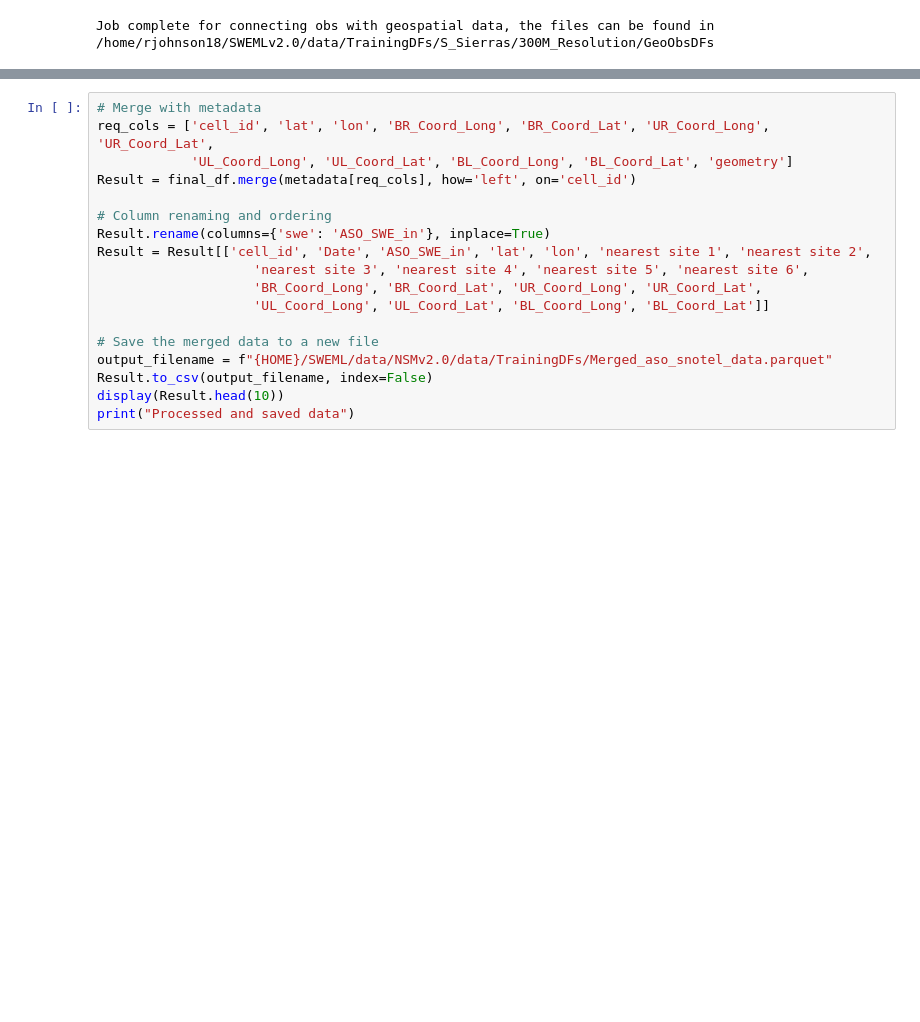
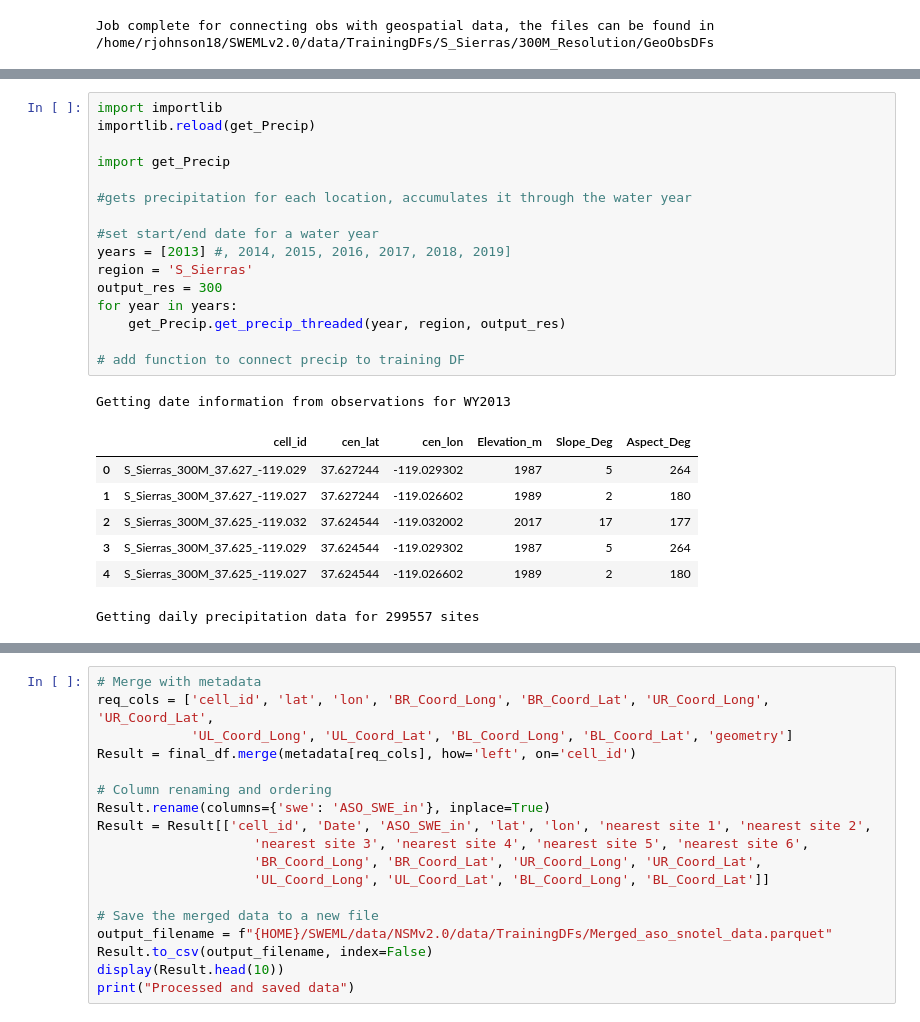
Before and after one commit to whitelightning450/SWEMLv2.0, a Jupyter notebook: Dataprocessing/DataProcessing_PipelineModularized.ipynb, the cells around one changed output, grey strips where cells are left out. Saved outputs shown, nothing was run; the diff lists cells and outputs as text; blank space fills up the shorter version.

Commit message:
Updated precip script to collect NLDAS precip data for updated dataframes

```diff
--- a/Dataprocessing/DataProcessing_PipelineModularized.ipynb
+++ b/Dataprocessing/DataProcessing_PipelineModularized.ipynb
@@ -248 +253,26 @@ dataprocessing VIIRS for 20130403 complete...
 Job complete for connecting VIIRS fsca to sites/dates, files can be found in /home/rjohnson18/SWEMLv2.0/data/TrainingDFs/S_Sierras/300M_Resolution/VIIRSGeoObsDFs/20_fSCA_Thresh
+# %%
+import importlib
+importlib.reload(get_Precip)
+
+import get_Precip
+
+#gets precipitation for each location, accumulates it through the water year
+
+#set start/end date for a water year
+years = [2013] #, 2014, 2015, 2016, 2017, 2018, 2019]
+region = 'S_Sierras'
+output_res = 300
+for year in years:
+    get_Precip.get_precip_threaded(year, region, output_res)
+
+# add function to connect precip to training DF
+# %% [output]
+Getting date information from observations for WY2013
+|  | cell_id | cen_lat | cen_lon | Elevation_m | Slope_Deg | Aspect_Deg |
+| 0 | S_Sierras_300M_37.627_-119.029 | 37.627244 | -119.029302 | 1987 | 5 | 264 |
+| 1 | S_Sierras_300M_37.627_-119.027 | 37.627244 | -119.026602 | 1989 | 2 | 180 |
+| 2 | S_Sierras_300M_37.625_-119.032 | 37.624544 | -119.032002 | 2017 | 17 | 177 |
+| 3 | S_Sierras_300M_37.625_-119.029 | 37.624544 | -119.029302 | 1987 | 5 | 264 |
+| 4 | S_Sierras_300M_37.625_-119.027 | 37.624544 | -119.026602 | 1989 | 2 | 180 |
+Getting daily precipitation data for 299557 sites
```
Also changed, not shown: parts of 11 cells of this notebook, 1 other file.
